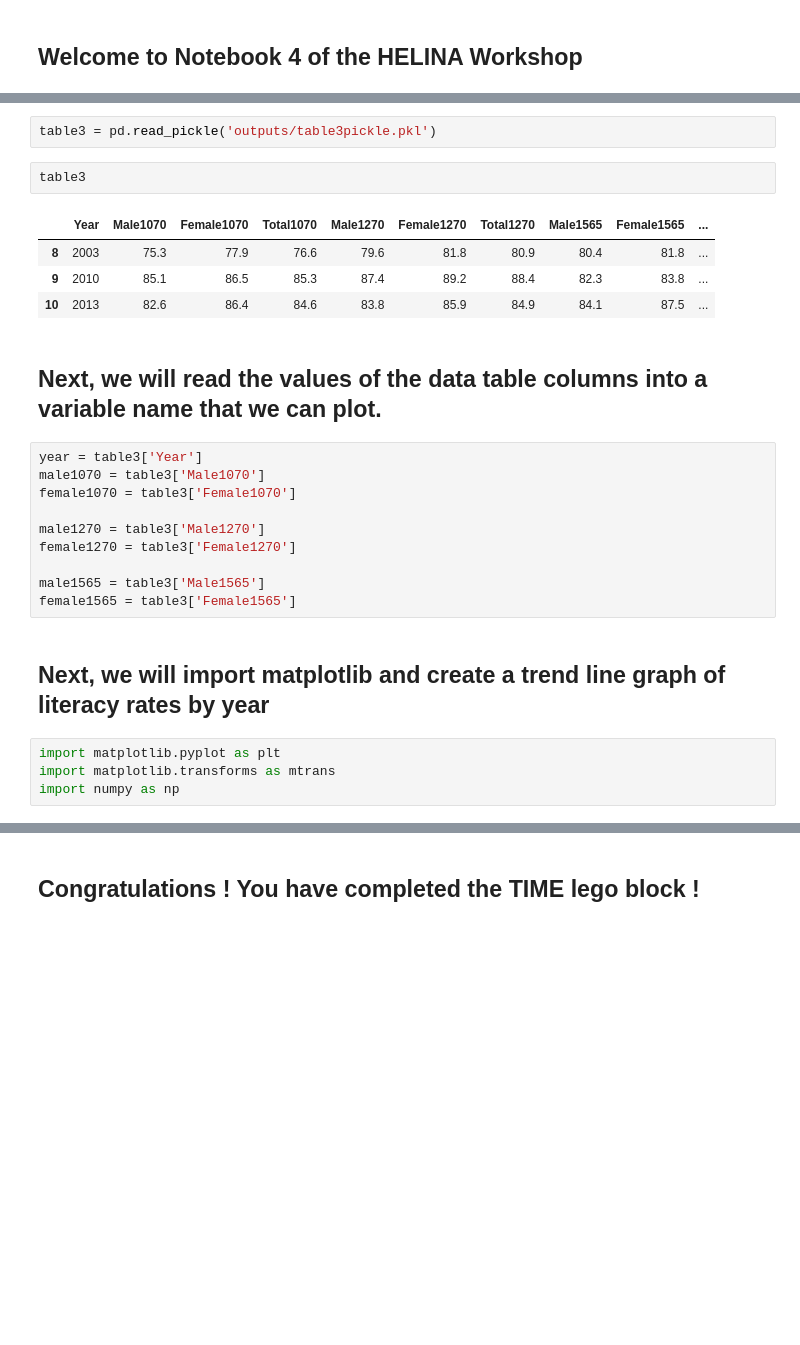
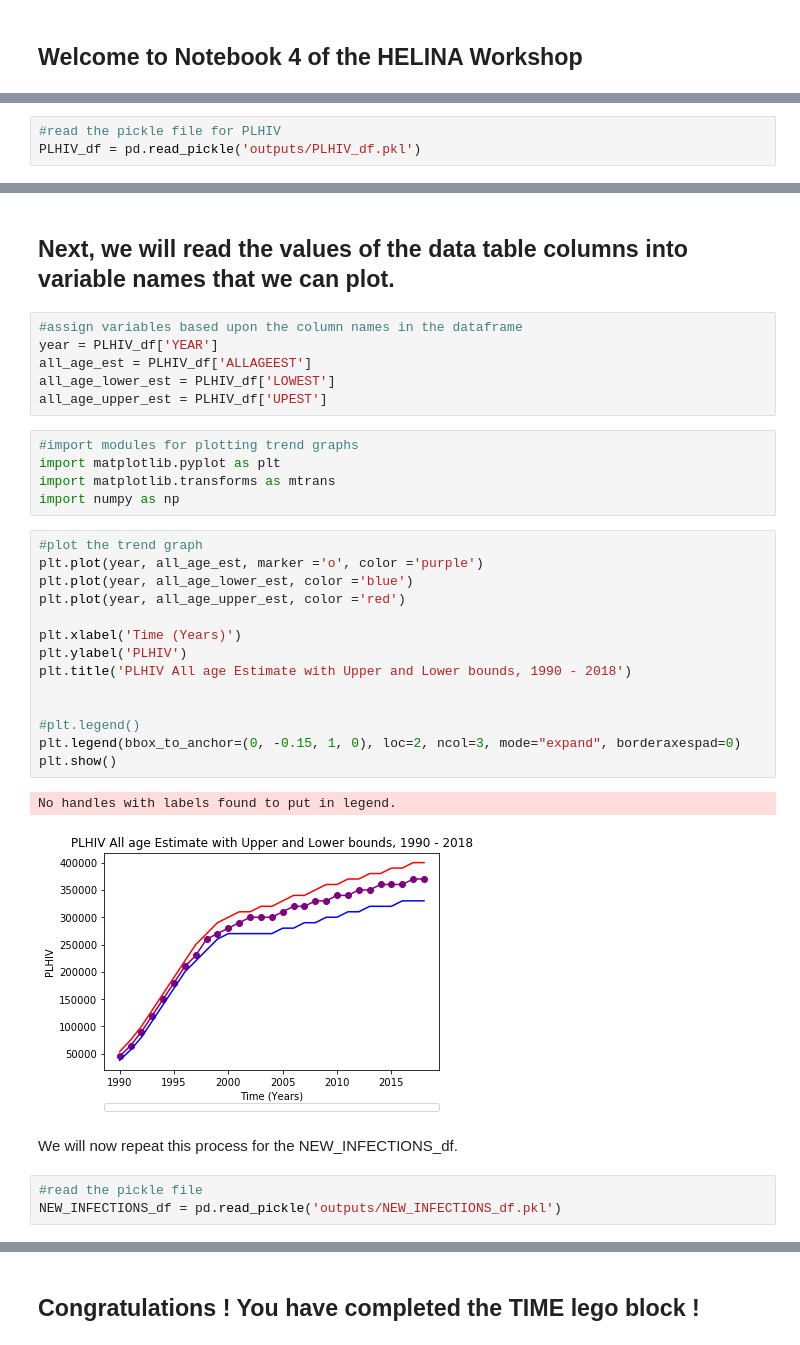
Before and after one commit to PHI-Case-Studies/2019-HIV-Prevalence-Botswana, a Jupyter notebook: HELINA-Workshop-2019-notebook-4.ipynb, the cells around one changed output, grey strips where cells are left out. Saved outputs shown, nothing was run; the diff lists cells and outputs as text; blank space fills up the shorter version.

```diff
--- a/HELINA-Workshop-2019-notebook-4.ipynb
+++ b/HELINA-Workshop-2019-notebook-4.ipynb
@@ -14 +13,4 @@ import pickle
 import pandas as pd
+# %%
+#read the pickle file for PLHIV
+PLHIV_df = pd.read_pickle('outputs/PLHIV_df.pkl')
@@ -15,27 +38,35 @@ import pandas as pd
+# %% [markdown]
+## Next, we will read the values of the data table columns into variable names that we can plot.
+# %%
+#assign variables based upon the column names in the dataframe
+year = PLHIV_df['YEAR']
+all_age_est = PLHIV_df['ALLAGEEST']
+all_age_lower_est = PLHIV_df['LOWEST']
+all_age_upper_est = PLHIV_df['UPEST']
+# %%
+#import modules for plotting trend graphs
+import matplotlib.pyplot as plt
+import matplotlib.transforms as mtrans
+import numpy as np
+# %%
+#plot the trend graph
+plt.plot(year, all_age_est, marker ='o', color ='purple')
+plt.plot(year, all_age_lower_est, color ='blue')
+plt.plot(year, all_age_upper_est, color ='red')
+
+plt.xlabel('Time (Years)')
+plt.ylabel('PLHIV')
+plt.title('PLHIV All age Estimate with Upper and Lower bounds, 1990 - 2018')
+
+
+#plt.legend()
+plt.legend(bbox_to_anchor=(0, -0.15, 1, 0), loc=2, ncol=3, mode="expand", borderaxespad=0)
+plt.show()
+# %% [output]
+No handles with labels found to put in legend.
+[figure, added]
+# %% [markdown]
+We will now repeat this process for the NEW_INFECTIONS_df.
 # %%
-table3 = pd.read_pickle('outputs/table3pickle.pkl')
+#read the pickle file
+NEW_INFECTIONS_df = pd.read_pickle('outputs/NEW_INFECTIONS_df.pkl')
-# %%
-table3
-# %% [output]
-|  | Year | Male1070 | Female1070 | Total1070 | Male1270 | Female1270 | Total1270 | Male1565 | Female1565 | ... |
-| 8 | 2003 | 75.3 | 77.9 | 76.6 | 79.6 | 81.8 | 80.9 | 80.4 | 81.8 | ... |
-| 9 | 2010 | 85.1 | 86.5 | 85.3 | 87.4 | 89.2 | 88.4 | 82.3 | 83.8 | ... |
-| 10 | 2013 | 82.6 | 86.4 | 84.6 | 83.8 | 85.9 | 84.9 | 84.1 | 87.5 | ... |
-# %% [markdown]
-## Next, we will read the values of the data table columns into a variable name that we can plot.
-# %%
-year = table3['Year']
-male1070 = table3['Male1070']
-female1070 = table3['Female1070']
-
-male1270 = table3['Male1270']
-female1270 = table3['Female1270']
-
-male1565 = table3['Male1565']
-female1565 = table3['Female1565']
-# %% [markdown]
-## Next, we will import matplotlib and create a trend line graph of literacy rates by year
-# %%
-import matplotlib.pyplot as plt
-import matplotlib.transforms as mtrans
-import numpy as np
```
Also changed, not shown: parts of 12 cells of this notebook.
